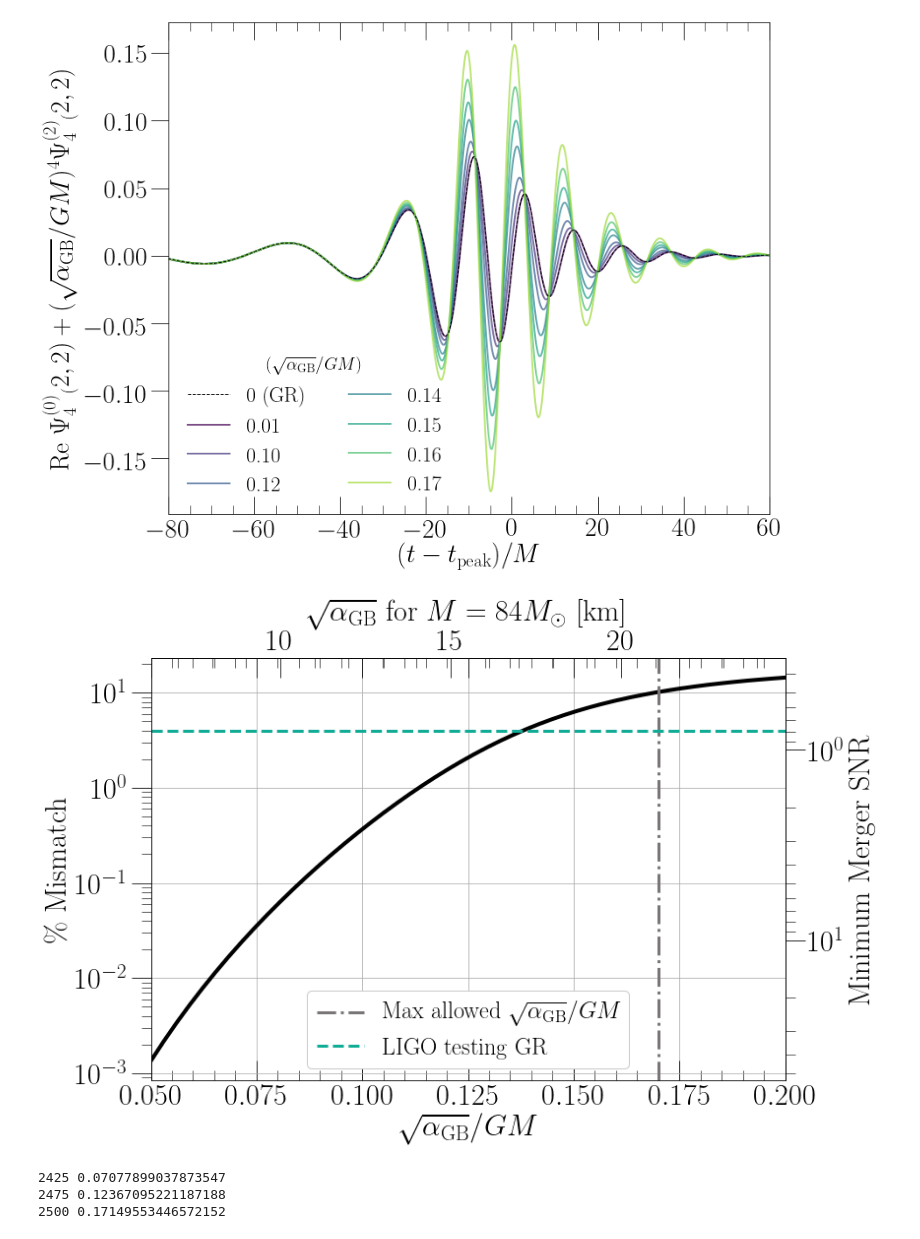
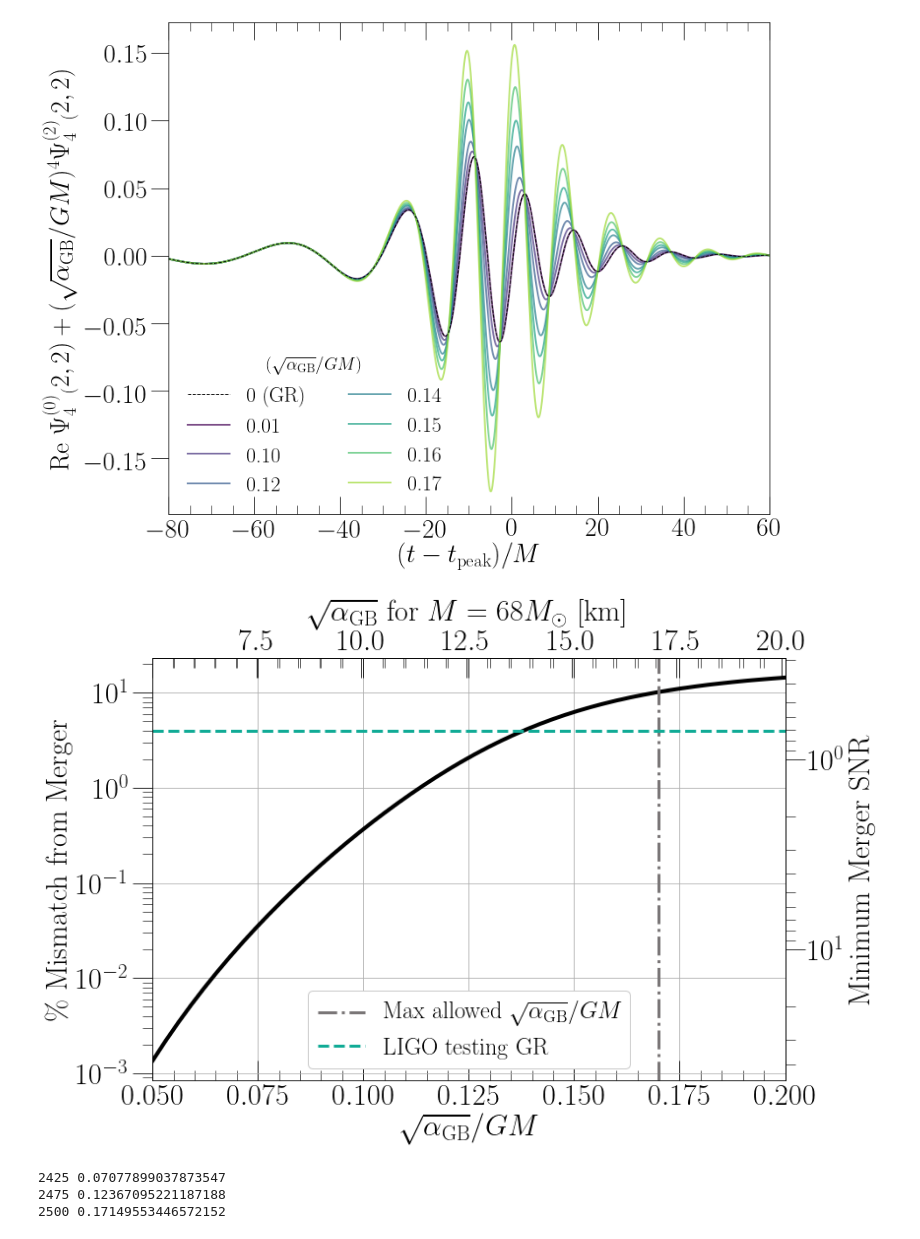
Before and after one commit to mariaokounkova/EDGB, a Jupyter notebook: GW150914/EDGB_GW.ipynb, the cells around one changed output. Drawn from its saved outputs; the diff is of its cells as text; code cells hidden in the pictures.

Commit message:
Changed the total mass back to 68, but said it's merger mismatch

```diff
--- a/GW150914/EDGB_GW.ipynb
+++ b/GW150914/EDGB_GW.ipynb
@@ -690,46 +690,47 @@ def OverlapParameters():
     legend = ax.legend(fontsize=24, loc='best', frameon=True, framealpha = 1.0, ncol=1)
     ax.set_yscale('log')
     ax.set_xlabel(r'$\sqrt{\alpha_\mathrm{GB}}/GM$', fontsize=30)
-    ax.set_ylabel(r'\% Mismatch', fontsize=30)
+    ax.set_ylabel(r'\% Mismatch from Merger', fontsize=30)
 
 
     ax.set_xlim(a_start, a_end)
 
     ## Now make the axis in terms of km
     ## G * 1 solar masses / c^2 to km
-    mass = 84 # in solar masses
+    mass = 68 # in solar masses
     mass_factor = 1.477 * mass # mass in solar masses #147.647 #100.5
     def forward(sqrt_alpha):
         ## G * 68 solar masses / c^2 to km
         return sqrt_alpha * mass_factor ## factor in km
 
     def inverse(x):
         return x / mass_factor
 
+    D = 4
     def mismatch_forward(mismatch):
-        """ D = 5, SNR = sqrt(D/(2*mismatch))"""
-        return np.sqrt(2.5/mismatch)
+        """ SNR = sqrt(D/(2*mismatch))"""
+        return np.sqrt((D/2.0)/mismatch)
 
     def mismatch_inverse(x):
-        return 2.5/x**2
+        return (D/2.0)/x**2
 
     ## Add constraint label in terms of km
     secax = ax.secondary_xaxis('top', functions=(forward, inverse))
-    secax.set_xlabel(r'$\sqrt{\alpha_\mathrm{GB}}$ for $M = 84 M_\odot$ [km]', fontsize=30)
+    secax.set_xlabel(r'$\sqrt{\alpha_\mathrm{GB}}$ for $M = 68 M_\odot$ [km]', fontsize=30)
 
     secay = ax.secondary_yaxis('right', functions=(mismatch_forward, mismatch_inverse))
     secay.set_ylabel(r'Minimum Merger SNR', fontsize=30)
 
     plt.grid()
     plt.tight_layout()
     plt.savefig(figname + '.pdf')
     plt.show()
 
 OverlapParameters()
 #for a in np.linspace(0.1, 0.17, 5):
 #    print(a, Overlap(a))
 # %% [output]
-[figure, old version]
+[figure, new version]
 # %%
 ## Regime of validity
 
```
